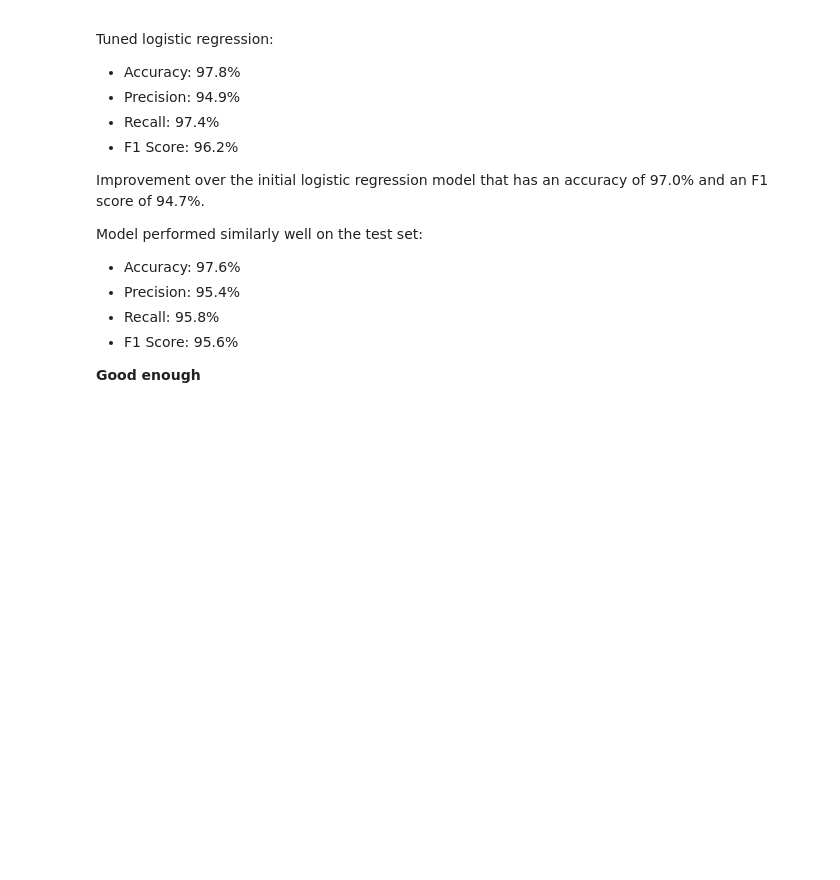
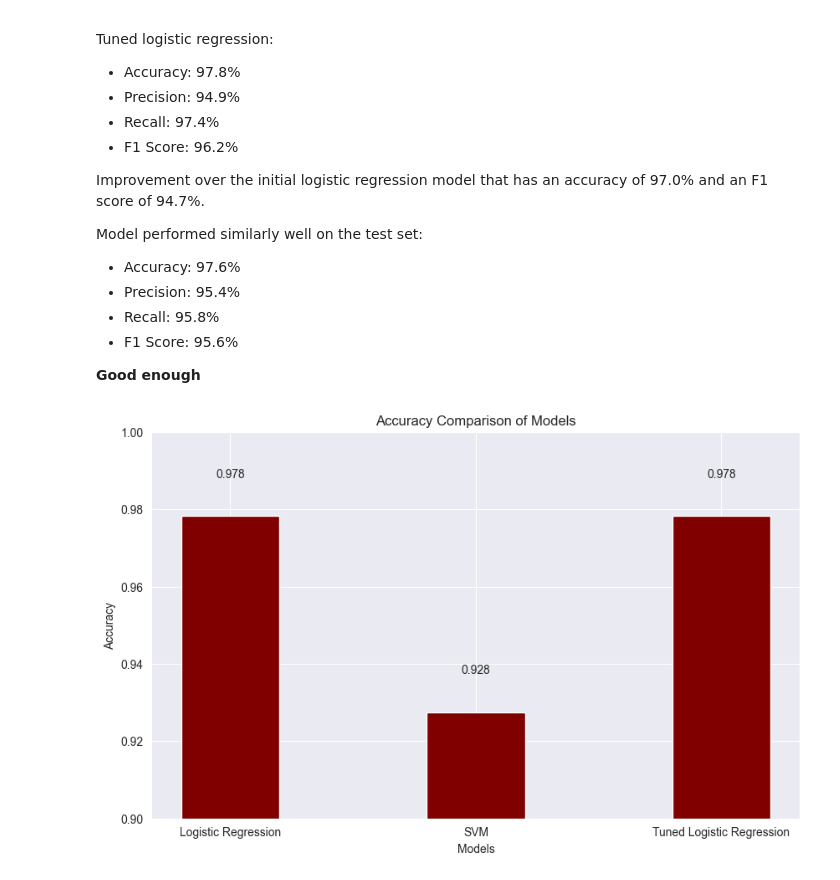
Before and after one commit to arsh2037/HIT391, a Jupyter notebook: task2.ipynb, the cells around one changed output. Cells and saved outputs as stored; diff of their text form; code cells hidden in the pictures; blank space fills up the shorter version.

Commit message:
Task 2 graphs and stuff for the documentation

```diff
--- a/task2.ipynb
+++ b/task2.ipynb
@@ -197,3 +197,24 @@ Model performed similarly well on the test set:
 - F1 Score: 95.6%
 
 **Good enough**
+# %%
+# graphs and stuff we could use in the documentation/presentation:
+# model performance comparison
+import matplotlib.pyplot as plt
+
+models = ['Logistic Regression', 'SVM', 'Tuned Logistic Regression']
+accuracies = [accuracy_score(y_val, lr_pred),
+              accuracy_score(y_val, svm_pred),
+              accuracy_score(y_val, best_lr.predict(X_val_scaled))]
+
+plt.figure(figsize=(10, 6))
+plt.bar(models, accuracies, color='maroon', width=0.4)
+plt.xlabel("Models")
+plt.ylabel("Accuracy")
+plt.title("Accuracy Comparison of Models")
+plt.ylim([0.9, 1])
+for i, v in enumerate(accuracies):
+    plt.text(i, v+0.01, f'{v:.3f}', ha='center')
+plt.show()
+# %% [output]
+[figure, added]
```
Also changed, not shown: parts of 3 cells of this notebook.
